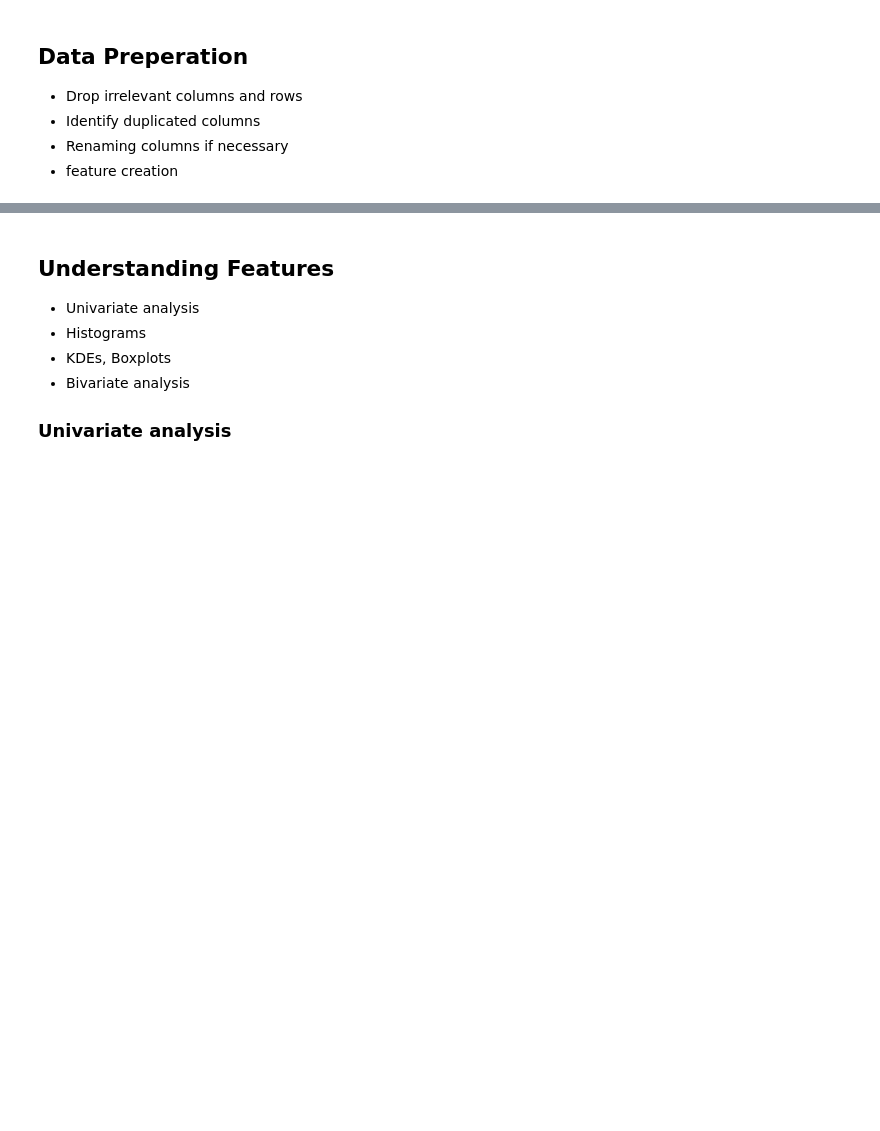
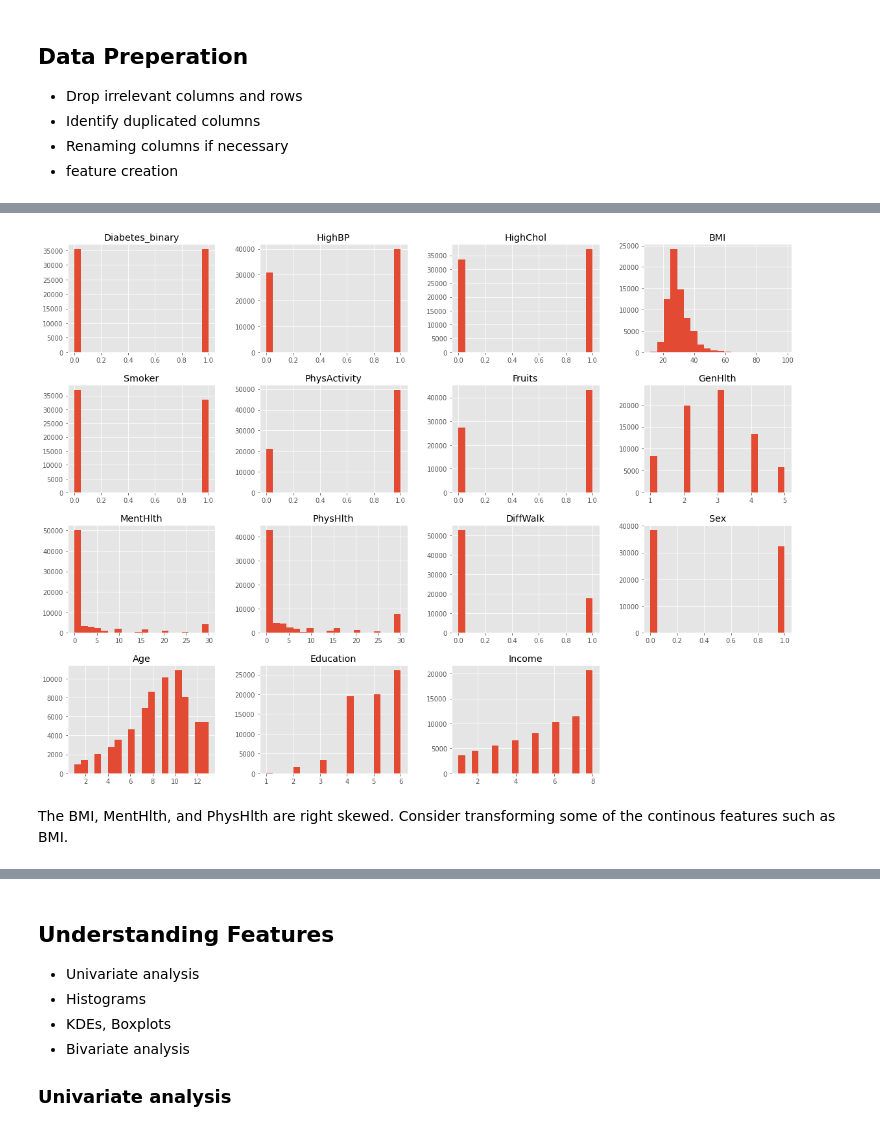
Before and after one commit to valin242/diabetes_prediction_kaggle, a Jupyter notebook: diabetes-pred-vp.ipynb, the cells around one changed output, grey strips where cells are left out. Saved outputs shown, nothing was run; the diff lists cells and outputs as text; code cells hidden in the pictures; blank space fills up the shorter version.

```diff
--- a/diabetes-pred-vp.ipynb
+++ b/diabetes-pred-vp.ipynb
@@ -146,0 +166,9 @@ df.loc[df.duplicated()]
+# %%
+# Plot histogram of columns
+%matplotlib inline
+df_new.hist(bins=20, figsize=(20,15))
+plt.show()
+# %% [output]
+[figure, added]
+# %% [markdown]
+The BMI, MentHlth, and PhysHlth are right skewed. Consider transforming some of the continous features such as BMI.
```
Also changed, not shown: parts of 8 cells of this notebook, 1 other file.
